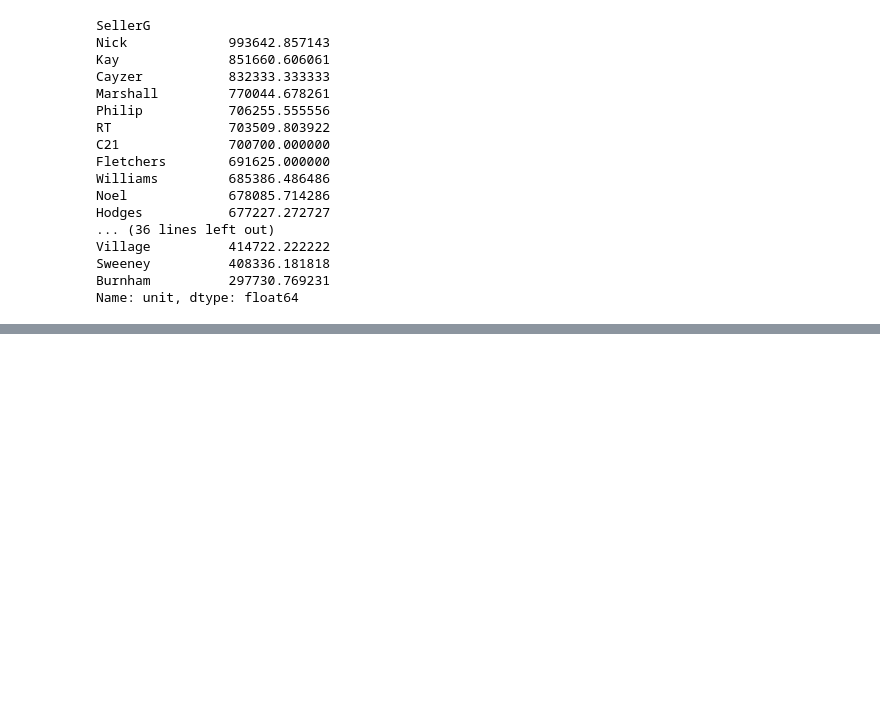
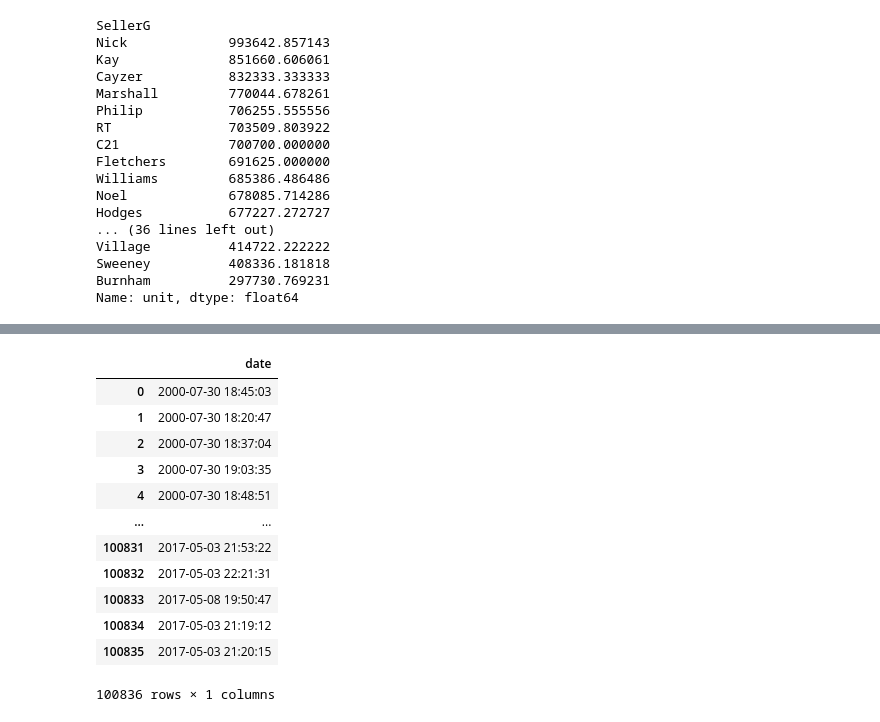
Before and after one commit to Karayushii/py12, a Jupyter notebook: main.ipynb, the cells around one changed output, grey strips where cells are left out. Saved outputs shown, nothing was run; the diff lists cells and outputs as text; code cells hidden in the pictures; blank space fills up the shorter version.

```diff
--- a/main.ipynb
+++ b/main.ipynb
@@ -324,0 +347,17 @@ Name: unit, dtype: float64
+# %%
+my_dates = pd.read_csv('data\dates.csv')
+display(my_dates)
+# %% [output]
+|  | date |
+| 0 | 2000-07-30 18:45:03 |
+| 1 | 2000-07-30 18:20:47 |
+| 2 | 2000-07-30 18:37:04 |
+| 3 | 2000-07-30 19:03:35 |
+| 4 | 2000-07-30 18:48:51 |
+| ... | ... |
+| 100831 | 2017-05-03 21:53:22 |
+| 100832 | 2017-05-03 22:21:31 |
+| 100833 | 2017-05-08 19:50:47 |
+| 100834 | 2017-05-03 21:19:12 |
+| 100835 | 2017-05-03 21:20:15 |
+100836 rows × 1 columns
```
Also changed, not shown: parts of 5 cells of this notebook.
